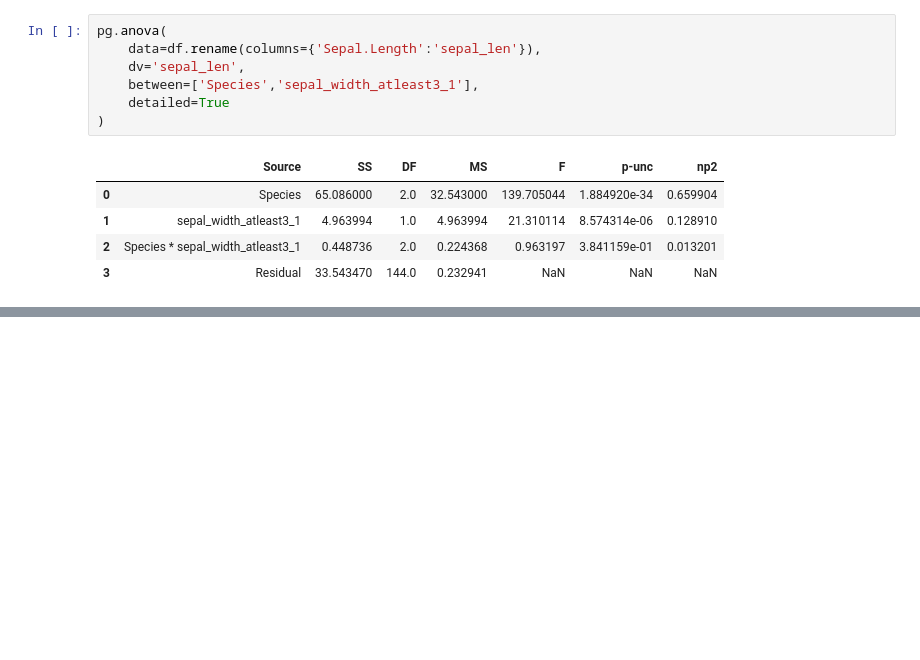
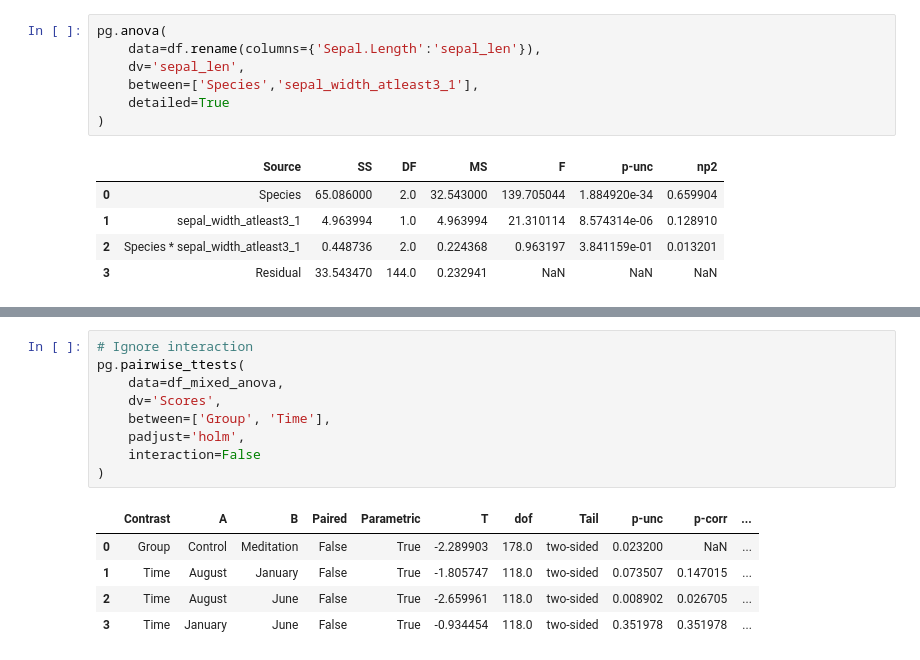
Before and after one commit to ShinSiangChoong/hypothesis_testing, a Jupyter notebook: parametric_tests.ipynb, the cells around one changed output, grey strips where cells are left out. Drawn from its saved outputs; the diff is of its cells as text; blank space fills up the shorter version.

```diff
--- a/parametric_tests.ipynb
+++ b/parametric_tests.ipynb
@@ -242,0 +362,15 @@ pg.anova(
+# %%
+# Ignore interaction
+pg.pairwise_ttests(
+    data=df_mixed_anova,
+    dv='Scores',
+    between=['Group', 'Time'],
+    padjust='holm',
+    interaction=False
+)
+# %% [output]
+|  | Contrast | A | B | Paired | Parametric | T | dof | Tail | p-unc | p-corr | ... |
+| 0 | Group | Control | Meditation | False | True | -2.289903 | 178.0 | two-sided | 0.023200 | NaN | ... |
+| 1 | Time | August | January | False | True | -1.805747 | 118.0 | two-sided | 0.073507 | 0.147015 | ... |
+| 2 | Time | August | June | False | True | -2.659961 | 118.0 | two-sided | 0.008902 | 0.026705 | ... |
+| 3 | Time | January | June | False | True | -0.934454 | 118.0 | two-sided | 0.351978 | 0.351978 | ... |
```
Also changed, not shown: parts of 13 cells of this notebook, 3 other files.
